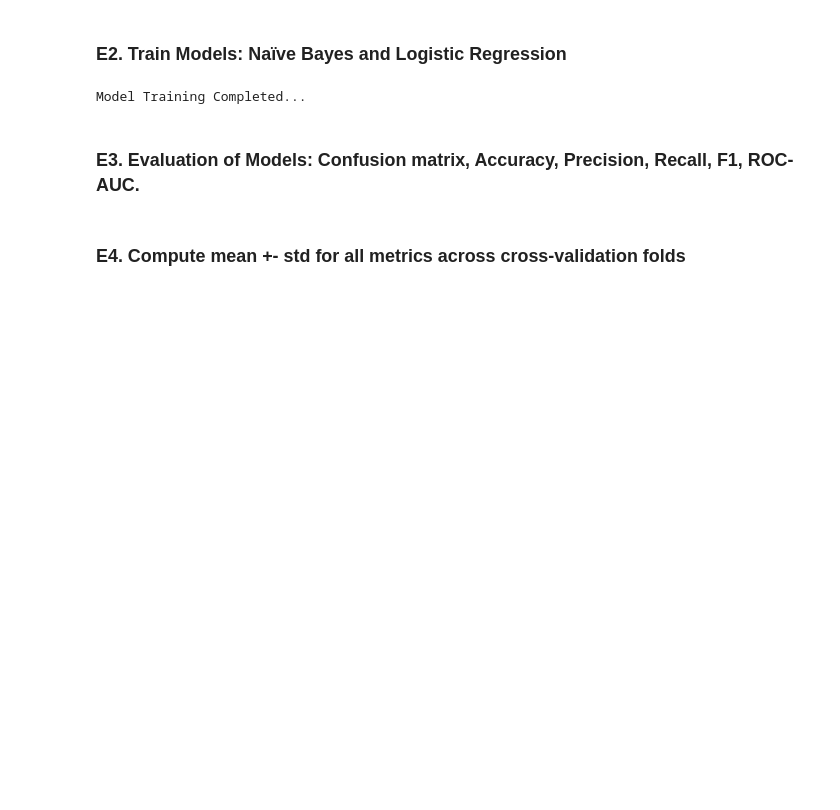
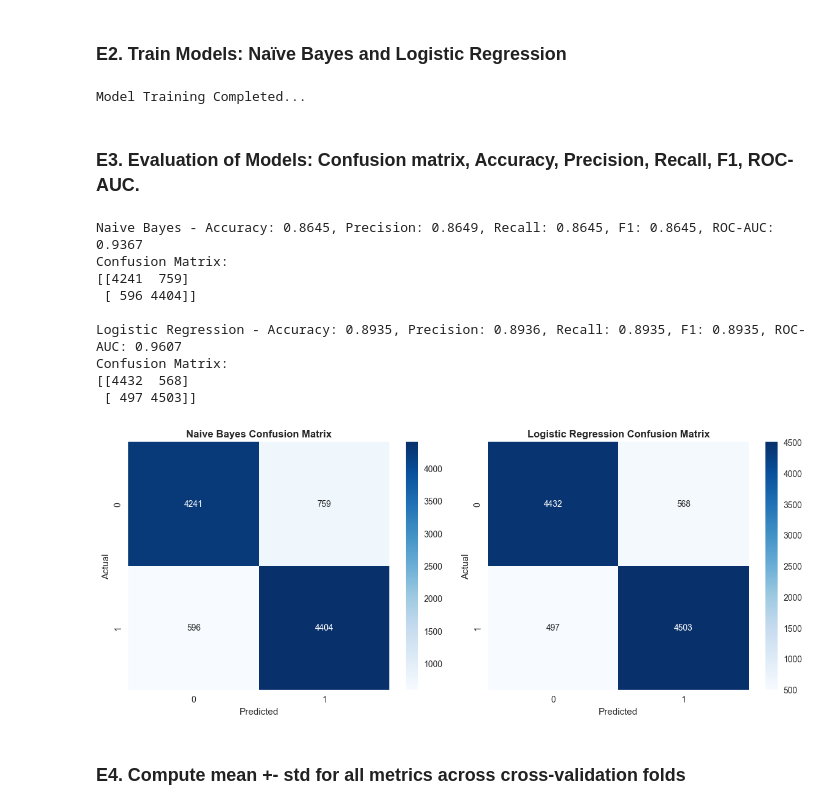
Before and after one commit to Ainedembe-Denis/IMDB-Movie-Review-Sentiment-Analysis, a Jupyter notebook: notebooks/sentiment_analysis.ipynb, the cells around one changed output. Drawn from its saved outputs; the diff is of its cells as text; code cells hidden in the pictures; blank space fills up the shorter version.

```diff
--- a/notebooks/sentiment_analysis.ipynb
+++ b/notebooks/sentiment_analysis.ipynb
@@ -727,10 +727,12 @@ Model Training Completed...
 def evaluate_model(y_true, y_pred, y_pred_proba, model_name):
 
     #Evaluate model and return comprehensive metrics.
-
-    Args: (y_true: True labels; y_pred: Predicted labels; y_pred_proba: Predicted probabilities (for ROC-AUC); model_name: Name of the model
-
-    Returns: Dictionary containing all evaluation metrics
+    #Args:
+    # - y_true: True labels
+    # - y_pred: Predicted labels
+    # - y_pred_proba: Predicted probabilities for ROC-AUC;
+    # - model_name: Name of the model
+    #Returns: Dictionary containing all evaluation metrics
 
     accuracy = accuracy_score(y_true, y_pred)  # Overall accuracy
     precision = precision_score(y_true, y_pred, average='macro')  # Macro-averaged precision
@@ -752,33 +754,44 @@ def evaluate_model(y_true, y_pred, y_pred_proba, model_name):
 # Evaluate models
 nb_metrics = evaluate_model(y_test, nb_pred, nb_pred_proba, 'Naive Bayes')
 lr_metrics = evaluate_model(y_test, lr_pred, lr_pred_proba, 'Logistic Regression')
 
 # Print results
 print("Naive Bayes - Accuracy: {:.4f}, Precision: {:.4f}, Recall: {:.4f}, F1: {:.4f}, ROC-AUC: {:.4f}".format(
     nb_metrics['accuracy'], nb_metrics['precision'], nb_metrics['recall'],
     nb_metrics['f1'], nb_metrics['roc_auc']))
 print(f"Confusion Matrix:\n{nb_metrics['confusion_matrix']}")
 
 print("\nLogistic Regression - Accuracy: {:.4f}, Precision: {:.4f}, Recall: {:.4f}, F1: {:.4f}, ROC-AUC: {:.4f}".format(
     lr_metrics['accuracy'], lr_metrics['precision'], lr_metrics['recall'],
     lr_metrics['f1'], lr_metrics['roc_auc']))
 print(f"Confusion Matrix:\n{lr_metrics['confusion_matrix']}")
 
 # Visualize confusion matrices
 fig, axes = plt.subplots(1, 2, figsize=(12, 5))
 
 sns.heatmap(nb_metrics['confusion_matrix'], annot=True, fmt='d', cmap='Blues', ax=axes[0])
 axes[0].set_title('Naive Bayes Confusion Matrix', fontsize=12, fontweight='bold')
 axes[0].set_xlabel('Predicted')
 axes[0].set_ylabel('Actual')
 
 sns.heatmap(lr_metrics['confusion_matrix'], annot=True, fmt='d', cmap='Blues', ax=axes[1])
 axes[1].set_title('Logistic Regression Confusion Matrix', fontsize=12, fontweight='bold')
 axes[1].set_xlabel('Predicted')
 axes[1].set_ylabel('Actual')
 
 plt.tight_layout()
 plt.show()
+# %% [output]
+Naive Bayes - Accuracy: 0.8645, Precision: 0.8649, Recall: 0.8645, F1: 0.8645, ROC-AUC: 0.9367
+Confusion Matrix:
+[[4241  759]
+ [ 596 4404]]
+
+Logistic Regression - Accuracy: 0.8935, Precision: 0.8936, Recall: 0.8935, F1: 0.8935, ROC-AUC: 0.9607
+Confusion Matrix:
+[[4432  568]
+ [ 497 4503]]
+[figure, added]
 # %% [markdown]
 ### E4. Compute mean +- std for all metrics across cross-validation folds
 # %%
```
